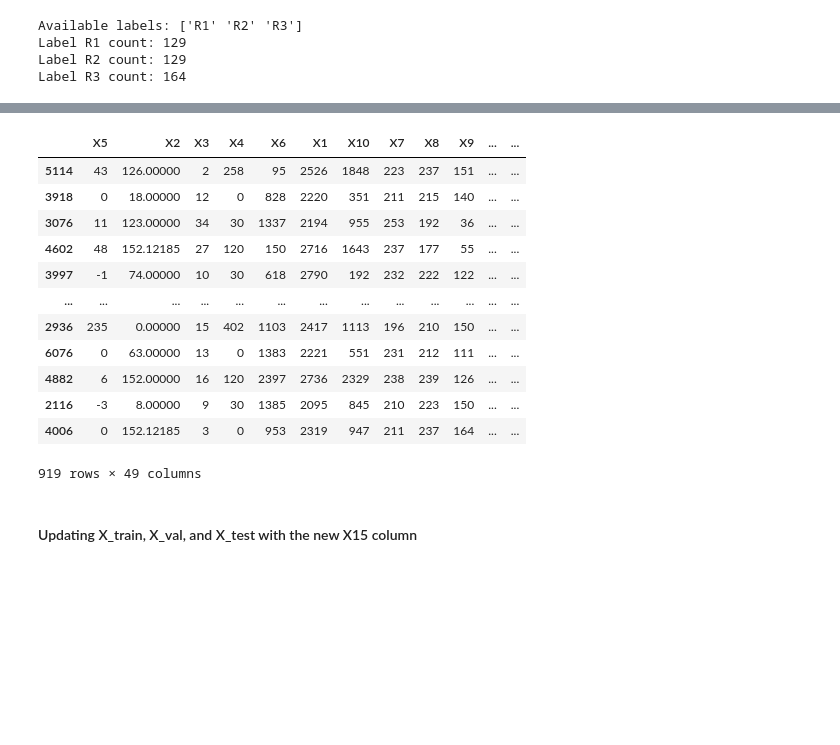
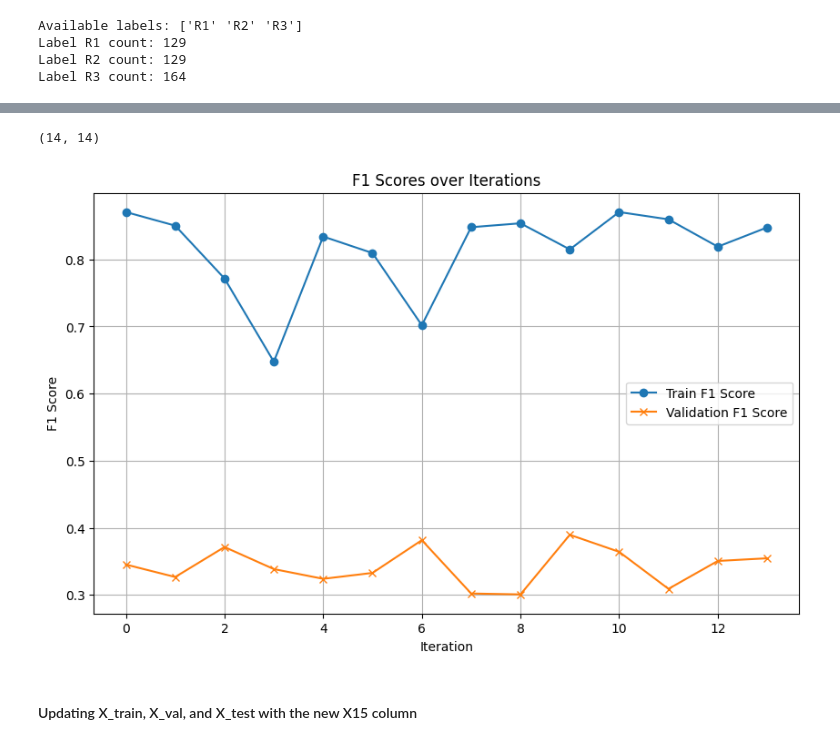
Before and after one commit to Elyas1422/multiclass_classifiers_benchmarking, a Jupyter notebook: PrepareData.ipynb, the cells around one changed output, grey strips where cells are left out. Saved outputs shown, nothing was run; the diff lists cells and outputs as text; code cells hidden in the pictures; blank space fills up the shorter version.

Commit message:
validation on semi-spv

```diff
--- a/PrepareData.ipynb
+++ b/PrepareData.ipynb
@@ -328,16 +369,17 @@ Unlabeled data len: 35
-# %%
-X_test
-# %% [output]
-|  | X5 | X2 | X3 | X4 | X6 | X1 | X10 | X7 | X8 | X9 | ... | ... |
-| 5114 | 43 | 126.00000 | 2 | 258 | 95 | 2526 | 1848 | 223 | 237 | 151 | ... | ... |
-| 3918 | 0 | 18.00000 | 12 | 0 | 828 | 2220 | 351 | 211 | 215 | 140 | ... | ... |
-| 3076 | 11 | 123.00000 | 34 | 30 | 1337 | 2194 | 955 | 253 | 192 | 36 | ... | ... |
-| 4602 | 48 | 152.12185 | 27 | 120 | 150 | 2716 | 1643 | 237 | 177 | 55 | ... | ... |
-| 3997 | -1 | 74.00000 | 10 | 30 | 618 | 2790 | 192 | 232 | 222 | 122 | ... | ... |
-| ... | ... | ... | ... | ... | ... | ... | ... | ... | ... | ... | ... | ... |
-| 2936 | 235 | 0.00000 | 15 | 402 | 1103 | 2417 | 1113 | 196 | 210 | 150 | ... | ... |
-| 6076 | 0 | 63.00000 | 13 | 0 | 1383 | 2221 | 551 | 231 | 212 | 111 | ... | ... |
-| 4882 | 6 | 152.00000 | 16 | 120 | 2397 | 2736 | 2329 | 238 | 239 | 126 | ... | ... |
-| 2116 | -3 | 8.00000 | 9 | 30 | 1385 | 2095 | 845 | 210 | 223 | 150 | ... | ... |
-| 4006 | 0 | 152.12185 | 3 | 0 | 953 | 2319 | 947 | 211 | 237 | 164 | ... | ... |
-919 rows × 49 columns
+# %%
+len(f1_scores_val),len(f1_scores_train)
+# %% [output]
+(14, 14)
+# %%
+# Plotting the F1-scores
+plt.figure(figsize=(10, 6))
+plt.plot(range(len(f1_scores_train)), f1_scores_train, label='Train F1 Score', marker='o')
+plt.plot(range(len(f1_scores_val)), f1_scores_val, label='Validation F1 Score', marker='x')
+plt.xlabel('Iteration')
+plt.ylabel('F1 Score')
+plt.title('F1 Scores over Iterations')
+plt.legend()
+plt.grid(True)
+plt.show()
+# %% [output]
+[figure, added]
```
Also changed, not shown: parts of 17 cells of this notebook, 3 other files.
